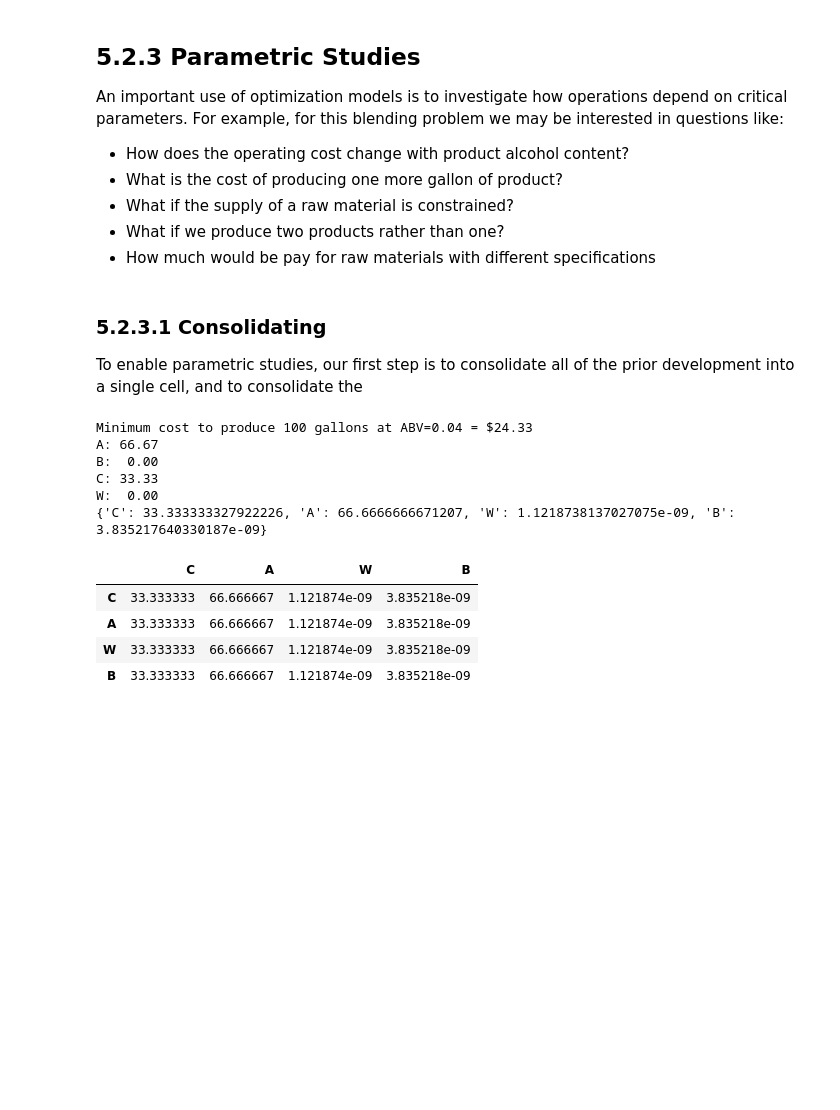
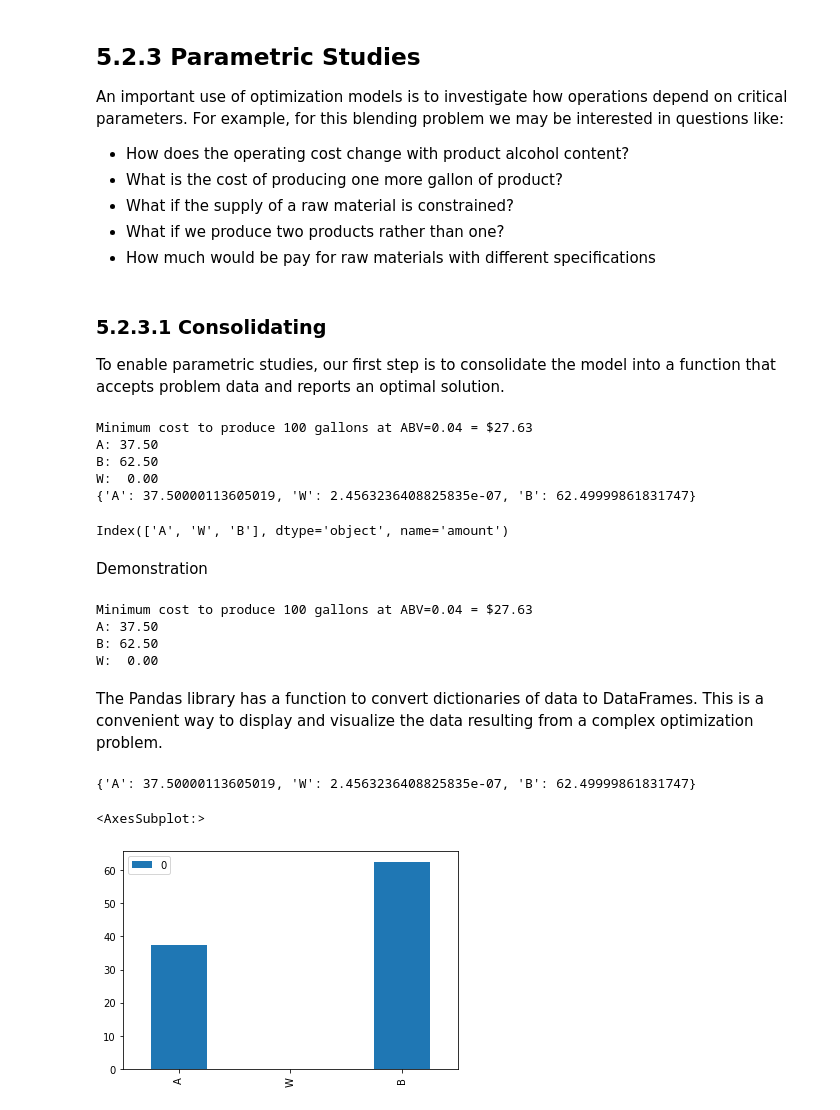
Before and after one commit to jckantor/cbe30338-2021, a Jupyter notebook: docs/05.02-Linear-Blending-Problem.ipynb, the cells around one changed output. Drawn from its saved outputs; the diff is of its cells as text; code cells hidden in the pictures; blank space fills up the shorter version.

```diff
--- a/docs/05.02-Linear-Blending-Problem.ipynb
+++ b/docs/05.02-Linear-Blending-Problem.ipynb
@@ -161,11 +194,10 @@ An important use of optimization models is to investigate how operations depend
 # %% [markdown]
 ### 5.2.3.1 Consolidating
 
-To enable parametric studies, our first step is to consolidate all of the prior development into a single cell, and to consolidate the
+To enable parametric studies, our first step is to consolidate the model into a function that accepts problem data and reports an optimal solution.
 # %%
 import numpy as np
 import cvxpy as cp
-import pandas as pd
 
 def brew_blend(volume, abv, data):
 
@@ -192,39 +224,48 @@ def brew_blend(volume, abv, data):
     min_cost = problem.value
     optimal_blend = {c: x[c].value for c in components}
     return min_cost, optimal_blend
-
-# problem data
-data = {
-    'A': {'abv': 0.045, 'cost': 0.32},
-    'B': {'abv': 0.037, 'cost': 0.25},
-    "C": {'abv': 0.030, 'cost': 0.09},
-    'W': {'abv': 0.000, 'cost': 0.05},
-}
-
-# product requirement
-volume = 100
-abv = 0.04
-
-# optimal solution
-min_cost, optimal_blend = brew_blend(volume, abv, data)
-
-# display solutoin
-print(f"Minimum cost to produce {volume} gallons at ABV={abv} = ${min_cost:5.2f}")
-for c in sorted(optimal_blend.keys()):
-    print(f"{c}: {optimal_blend[c]:5.2f}")
-
-print(optimal_blend)
-df = pd.DataFrame(optimal_blend, index=optimal_blend.keys())
-df
 # %% [output]
-Minimum cost to produce 100 gallons at ABV=0.04 = $24.33
-A: 66.67
-B:  0.00
-C: 33.33
+Minimum cost to produce 100 gallons at ABV=0.04 = $27.63
+A: 37.50
+B: 62.50
 W:  0.00
-{'C': 33.333333327922226, 'A': 66.6666666671207, 'W': 1.1218738137027075e-09, 'B': 3.835217640330187e-09}
+{'A': 37.50000113605019, 'W': 2.4563236408825835e-07, 'B': 62.49999861831747}
-|  | C | A | W | B |
-| C | 33.333333 | 66.666667 | 1.121874e-09 | 3.835218e-09 |
-| A | 33.333333 | 66.666667 | 1.121874e-09 | 3.835218e-09 |
-| W | 33.333333 | 66.666667 | 1.121874e-09 | 3.835218e-09 |
-| B | 33.333333 | 66.666667 | 1.121874e-09 | 3.835218e-09 |
+Index(['A', 'W', 'B'], dtype='object', name='amount')
+# %% [markdown]
+Demonstration
+# %%
+# problem data
+data = {
+    'A': {'abv': 0.045, 'cost': 0.32},
+    'B': {'abv': 0.037, 'cost': 0.25},
+    'W': {'abv': 0.000, 'cost': 0.05},
+}
+
+# product requirement
+volume = 100
+abv = 0.04
+
+# optimal solution
+min_cost, optimal_blend = brew_blend(volume, abv, data)
+
+# display solutoin
+print(f"Minimum cost to produce {volume} gallons at ABV={abv} = ${min_cost:5.2f}")
+for c in sorted(optimal_blend.keys()):
+    print(f"{c}: {optimal_blend[c]:5.2f}")
+# %% [output]
+Minimum cost to produce 100 gallons at ABV=0.04 = $27.63
+A: 37.50
+B: 62.50
+W:  0.00
+# %% [markdown]
+The Pandas library has a function to convert dictionaries of data to DataFrames. This is a convenient way to display and visualize the data resulting from a complex optimization problem.
+# %%
+import pandas as pd
+
+print(optimal_blend)
+df = pd.DataFrame.from_dict(optimal_blend, orient="index")
+df.plot(kind="bar")
+# %% [output]
+{'A': 37.50000113605019, 'W': 2.4563236408825835e-07, 'B': 62.49999861831747}
+<AxesSubplot:>
+[figure, added]
```
Also changed, not shown: parts of 24 cells of this notebook, 5 other files.
